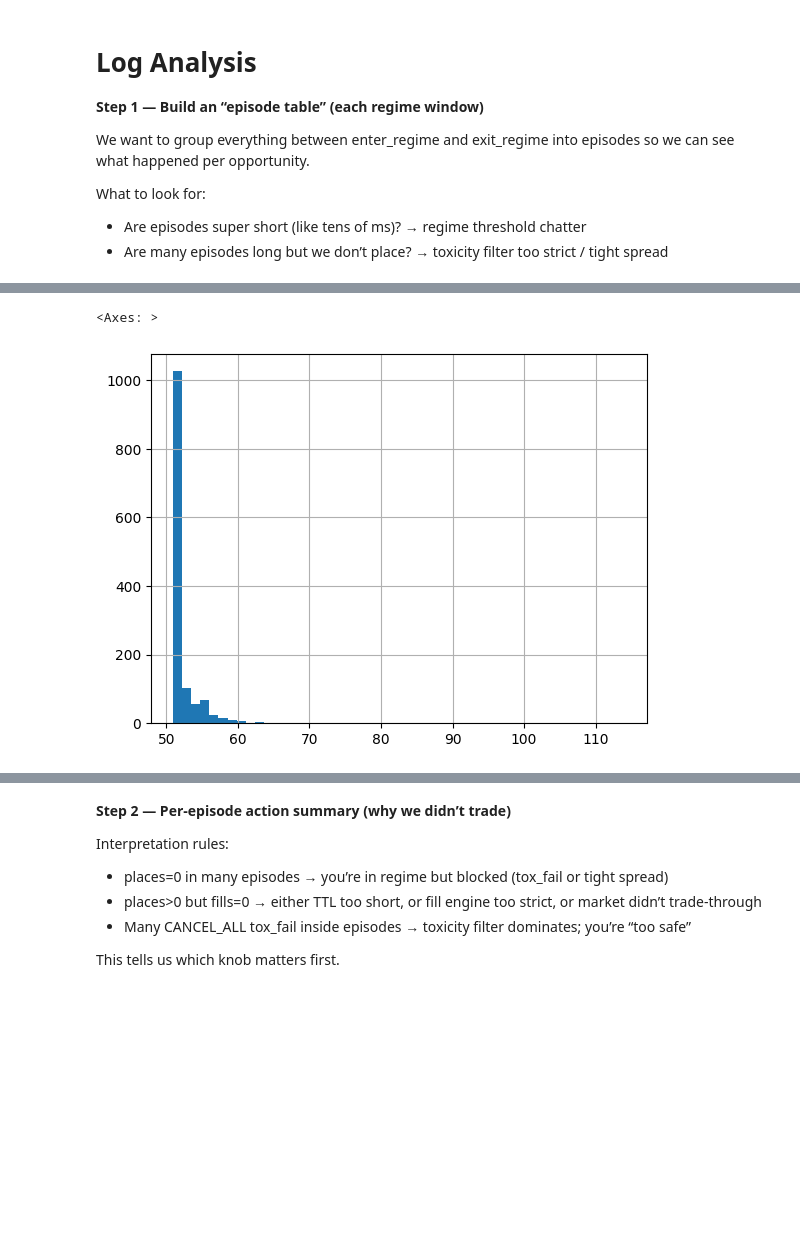
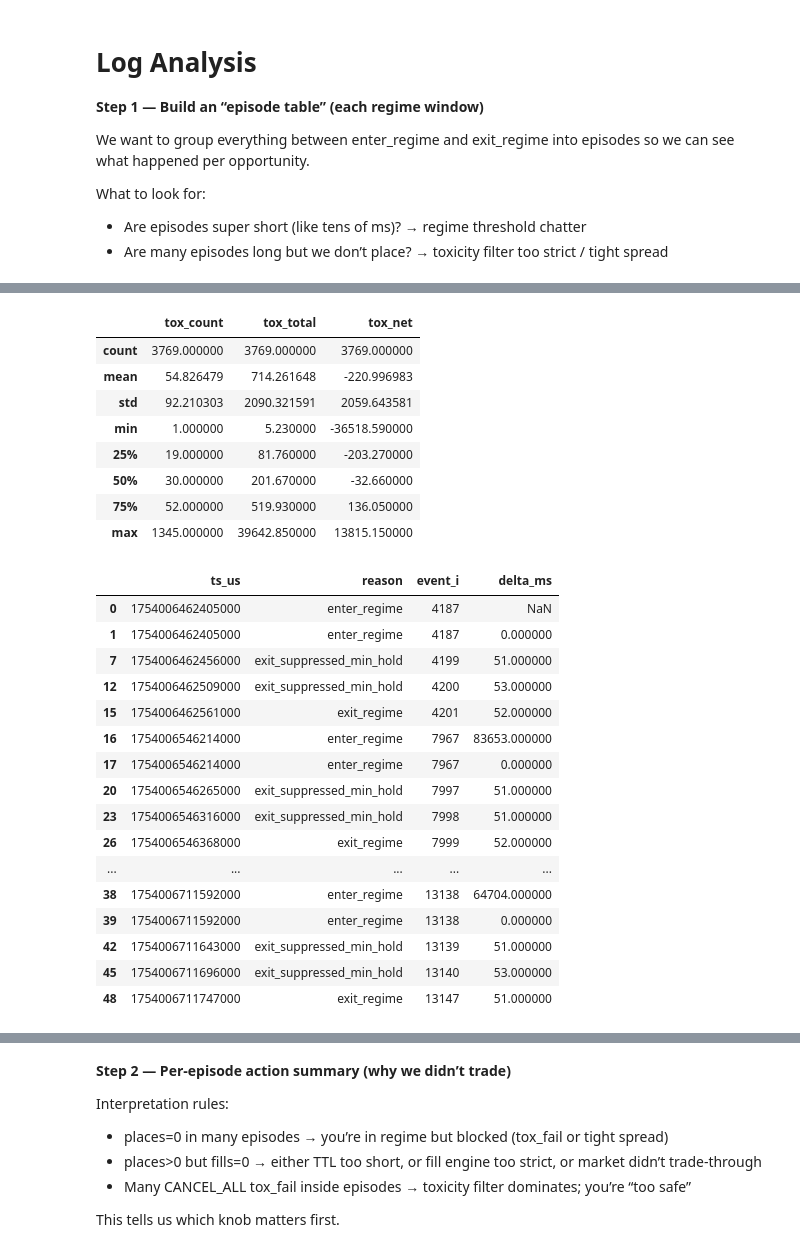
Before and after one commit to chirapok/TokkaAssignment, a Jupyter notebook: notebook/2025-12-12_tokka_backtest.ipynb, the cells around one changed output, grey strips where cells are left out. Drawn from its saved outputs; the diff is of its cells as text; code cells hidden in the pictures; blank space fills up the shorter version.

```diff
--- a/notebook/2025-12-12_tokka_backtest.ipynb
+++ b/notebook/2025-12-12_tokka_backtest.ipynb
@@ -356,5 +424,35 @@ episodes.describe()
 # %%
-episodes["dur_ms"].hist(bins=50)
+tox = log_df.query("action=='CANCEL_ALL' and reason=='tox_fail'")
+tox[["tox_count","tox_total","tox_net"]].describe()
 # %% [output]
-<Axes: >
-[figure, removed]
+|  | tox_count | tox_total | tox_net |
+| count | 3769.000000 | 3769.000000 | 3769.000000 |
+| mean | 54.826479 | 714.261648 | -220.996983 |
+| std | 92.210303 | 2090.321591 | 2059.643581 |
+| min | 1.000000 | 5.230000 | -36518.590000 |
+| 25% | 19.000000 | 81.760000 | -203.270000 |
+| 50% | 30.000000 | 201.670000 | -32.660000 |
+| 75% | 52.000000 | 519.930000 | 136.050000 |
+| max | 1345.000000 | 39642.850000 | 13815.150000 |
+# %%
+reg = log_df[log_df.action=="REGIME"][["ts_us","reason","event_i"]].copy()
+reg["delta_ms"] = reg["ts_us"].diff() / 1000
+reg.head(20)
+# %% [output]
+|  | ts_us | reason | event_i | delta_ms |
+| 0 | 1754006462405000 | enter_regime | 4187 | NaN |
+| 1 | 1754006462405000 | enter_regime | 4187 | 0.000000 |
+| 7 | 1754006462456000 | exit_suppressed_min_hold | 4199 | 51.000000 |
+| 12 | 1754006462509000 | exit_suppressed_min_hold | 4200 | 53.000000 |
+| 15 | 1754006462561000 | exit_regime | 4201 | 52.000000 |
+| 16 | 1754006546214000 | enter_regime | 7967 | 83653.000000 |
+| 17 | 1754006546214000 | enter_regime | 7967 | 0.000000 |
+| 20 | 1754006546265000 | exit_suppressed_min_hold | 7997 | 51.000000 |
+| 23 | 1754006546316000 | exit_suppressed_min_hold | 7998 | 51.000000 |
+| 26 | 1754006546368000 | exit_regime | 7999 | 52.000000 |
+| ... | ... | ... | ... | ... |
+| 38 | 1754006711592000 | enter_regime | 13138 | 64704.000000 |
+| 39 | 1754006711592000 | enter_regime | 13138 | 0.000000 |
+| 42 | 1754006711643000 | exit_suppressed_min_hold | 13139 | 51.000000 |
+| 45 | 1754006711696000 | exit_suppressed_min_hold | 13140 | 53.000000 |
+| 48 | 1754006711747000 | exit_regime | 13147 | 51.000000 |
```
Also changed, not shown: parts of 23 cells of this notebook, 2 other files.
